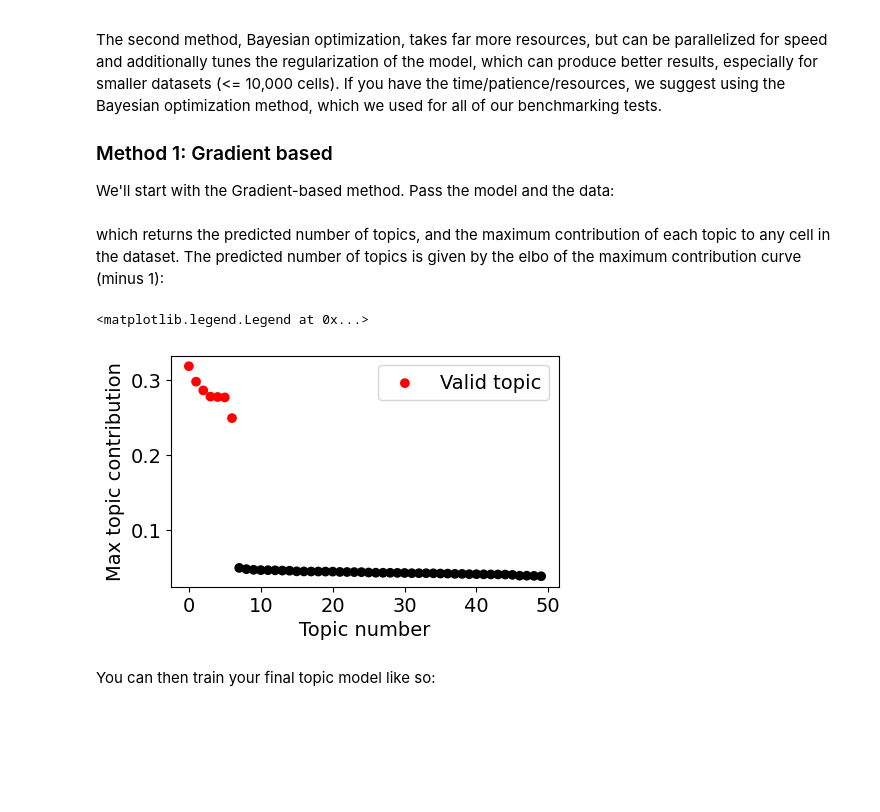
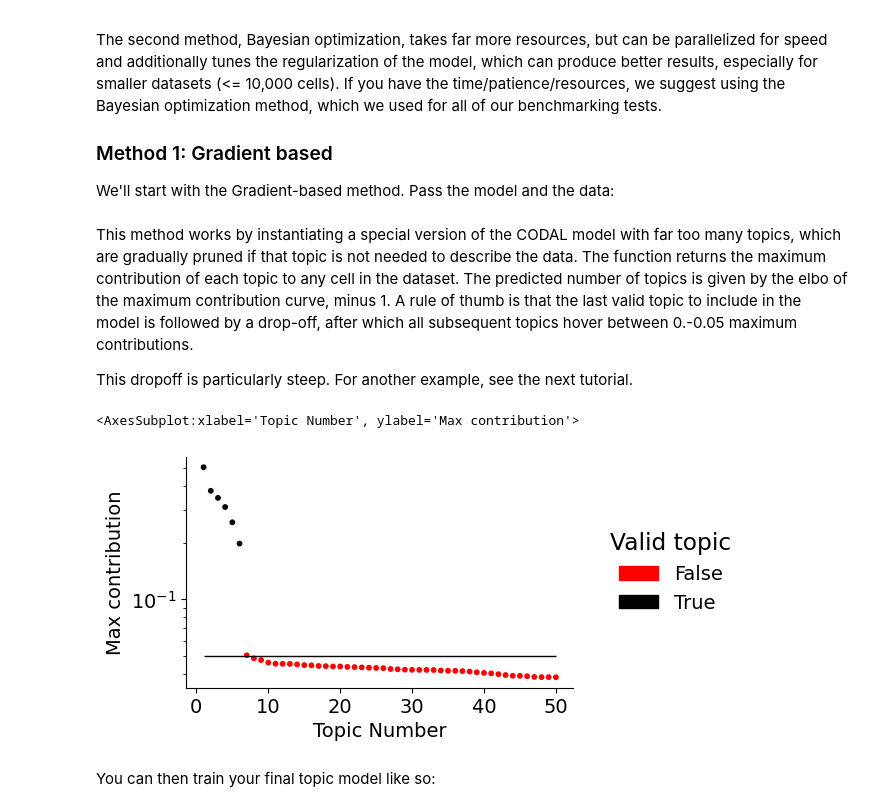
Before and after one commit to cistrome/MIRA, a Jupyter notebook: docs/source/notebooks/tutorial_CODAL.ipynb, the cells around one changed output. Drawn from its saved outputs; the diff is of its cells as text; code cells hidden in the pictures; blank space fills up the shorter version.

Commit message:
updated website with new tutorials, including ATAC tutorial. Updated API documentation to include new plots

```diff
--- a/docs/source/notebooks/tutorial_CODAL.ipynb
+++ b/docs/source/notebooks/tutorial_CODAL.ipynb
@@ -143,20 +143,18 @@ The second method, Bayesian optimization, takes far more resources, but can be p
 
 We'll start with the Gradient-based method. Pass the model and the data:
 # %%
-num_topics, topic_contributions = mira.topics.gradient_tune(model, data)
+topic_contributions = mira.topics.gradient_tune(model, data)
 # %% [markdown]
-which returns the predicted number of topics, and the maximum contribution of each topic to any cell in the dataset. The predicted number of topics is given by the elbo of the maximum contribution curve (minus 1):
+This method works by instantiating a special version of the CODAL model with far too many topics, which are gradually pruned if that topic is not needed to describe the data. The function returns the maximum contribution of each topic to any cell in the dataset. The predicted number of topics is given by the elbo of the maximum contribution curve, minus 1. A rule of thumb is that the last valid topic to include in the model is followed by a drop-off, after which all subsequent topics hover between 0.-0.05 maximum contributions.
+
+This dropoff is particularly steep. For another example, see the next tutorial.
 # %%
-fig, ax = plt.subplots(1,1,figsize=(5,3))
+NUM_TOPICS = 6
 
-ax.scatter(np.arange(len(topic_contributions)), topic_contributions,
-            color = ['red' if i <= num_topics else 'black' for i in range(1,len(topic_contributions) + 1)])
-
-ax.set(ylabel = 'Max topic contribution', xlabel = 'Topic number')
-ax.legend(['Valid topic'])
+mira.pl.plot_topic_contributions(topic_contributions, NUM_TOPICS)
 # %% [output]
-<matplotlib.legend.Legend at 0x...>
+<AxesSubplot:xlabel='Topic Number', ylabel='Max contribution'>
-[figure, old version]
+[figure, new version]
 # %% [markdown]
 You can then train your final topic model like so:
 # %%
```
Also changed, not shown: parts of 3 cells of this notebook, 4 other files.
